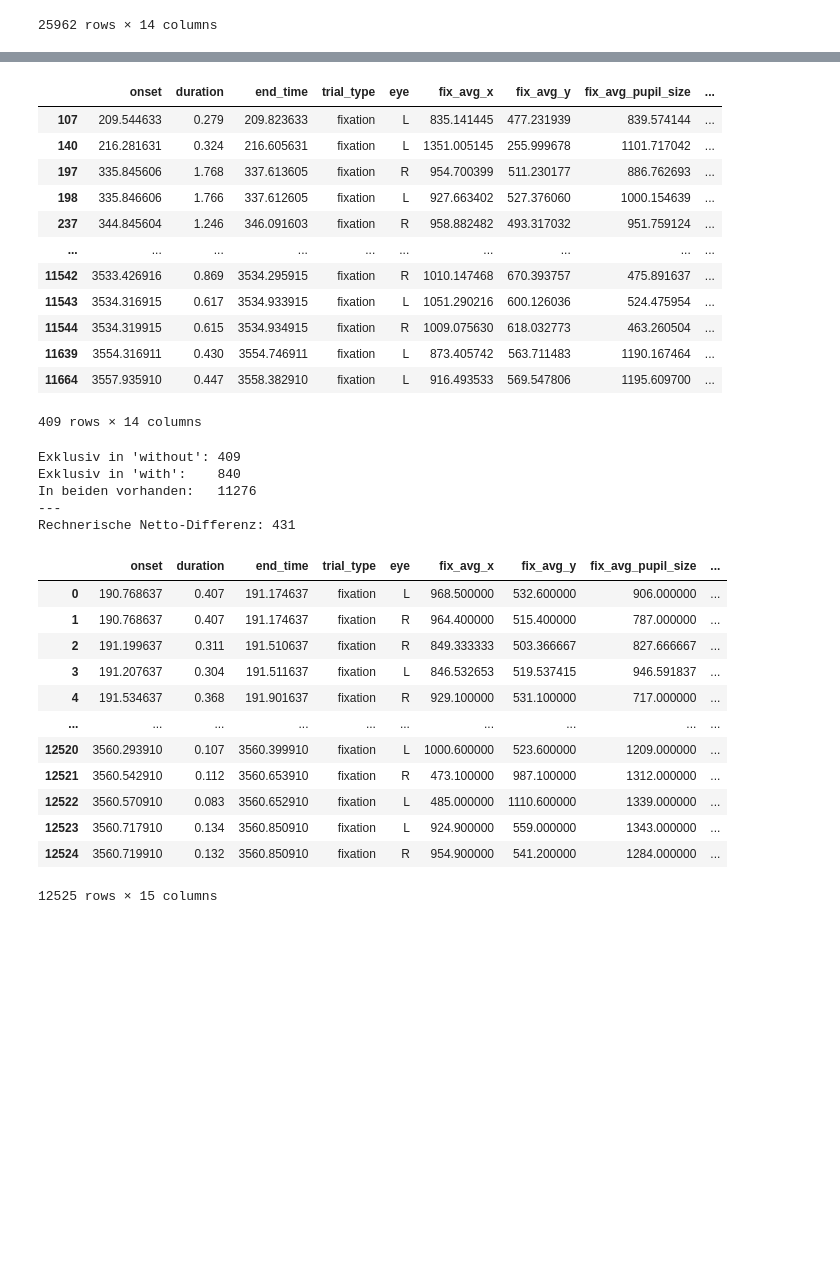
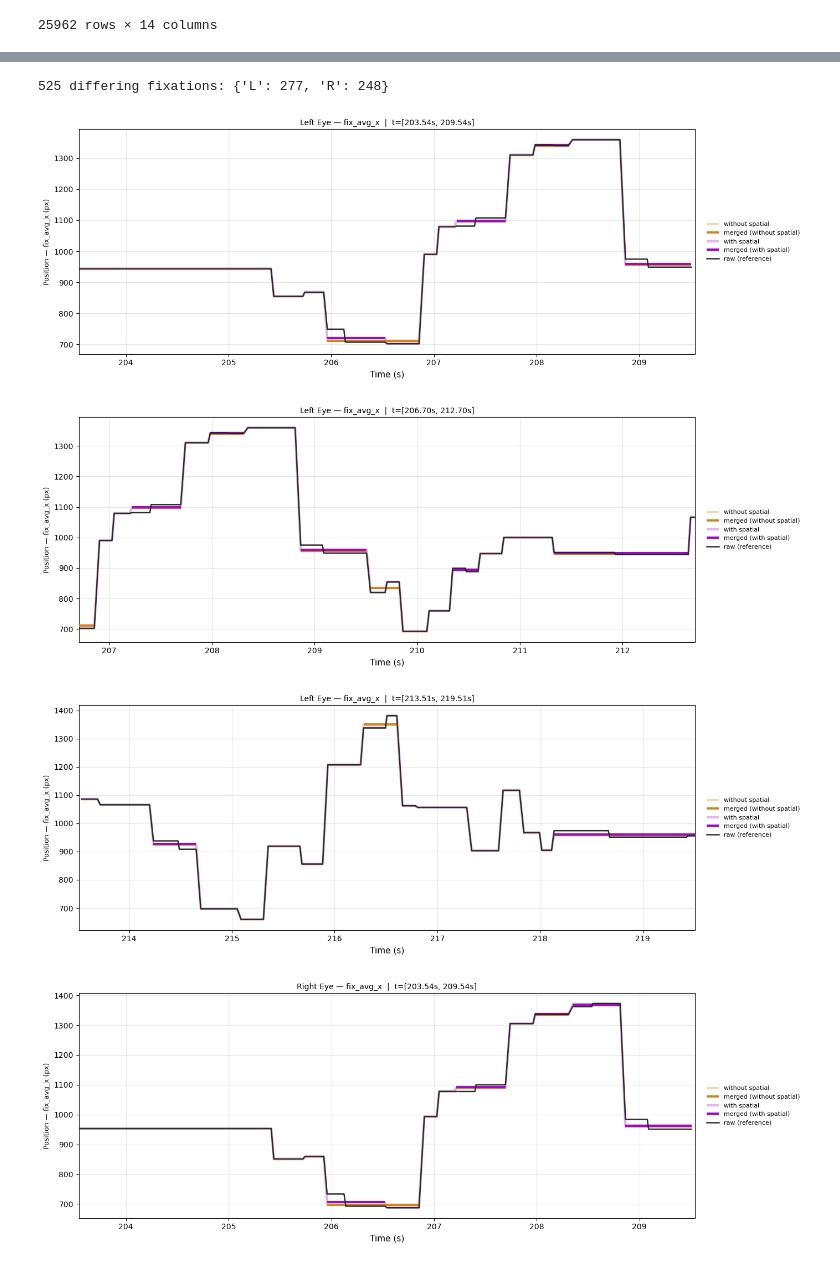
Before and after one commit to s-ccs/2024FreeViewingMSCOCO, a Jupyter notebook: scripts/et_preprocessing/test_spatial_criterion_hooge.ipynb, the cells around one changed output, grey strips where cells are left out. Saved outputs shown, nothing was run; the diff lists cells and outputs as text; code cells hidden in the pictures; blank space fills up the shorter version.

```diff
--- a/scripts/et_preprocessing/test_spatial_criterion_hooge.ipynb
+++ b/scripts/et_preprocessing/test_spatial_criterion_hooge.ipynb
@@ -96,7 +103,6 @@ def merge_fixation_candidates_wo_spatial(events, a_min=A_MIN, merge_threshold=No
         & (events["duration"] < t_min_sac)
     )].reset_index(drop=True)
 
-    fixations_meeting_criterion = []
     rows, i = [], 0
     while i < len(events):
         cur = events.iloc[i].copy()
@@ -109,7 +115,6 @@ def merge_fixation_candidates_wo_spatial(events, a_min=A_MIN, merge_threshold=No
                 ):
             j = i + 1
             dur_sum = cur["duration"]
-            fixations_meeting_criterion.append(i)
             while (j < len(events)
                    and events.iloc[j]["trial_type"] == "fixation"
                    and events.iloc[j]["eye"] == cur["eye"]
@@ -121,7 +126,7 @@ def merge_fixation_candidates_wo_spatial(events, a_min=A_MIN, merge_threshold=No
                 for c in ["fix_avg_x", "fix_avg_y", "fix_avg_pupil_size"]:
                     cur[c] = (cur[c]*(dur_sum-next["duration"]) + next[c]*next["duration"]) / dur_sum
                 j += 1
-                fixations_meeting_criterion.append(j)
+
             cur["end_time"] = next["end_time"]
             cur["duration"] = next["end_time"] - cur["onset"]
             rows.append(cur)
@@ -129,4 +134,4 @@ def merge_fixation_candidates_wo_spatial(events, a_min=A_MIN, merge_threshold=No
         else:
             rows.append(cur)
             i += 1
-    return pd.DataFrame(rows).sort_values("onset").reset_index(drop=True), fixations_meeting_criterion
+    return pd.DataFrame(rows).sort_values("onset").reset_index(drop=True)
@@ -133,6 +280,6 @@ def merge_fixation_candidates_wo_spatial(events, a_min=A_MIN, merge_threshold=No
 # %%
-m_with, criterion_met_w = merge_fixation_candidates_w_spatial(df, A_MIN, merge_threshold=100)
-m_without, criterion_met_wo = merge_fixation_candidates_wo_spatial(df, A_MIN, merge_threshold=100)
+m_with = merge_fixation_candidates_w_spatial(df, A_MIN, merge_threshold=100)
+m_without = merge_fixation_candidates_wo_spatial(df, A_MIN, merge_threshold=100)
 # %%
 print(f"Number of fixations: ",
       f"\n\t with spatial criterion: {m_with["trial_type"].value_counts()["fixation"]}, merges: {len(criterion_met_w)}",
@@ -182,20 +331,0 @@ m_without
-# %%
-m_wo_fix = m_without[m_without["trial_type"] == "fixation"]
-m_w_fix  = m_with[m_with["trial_type"] == "fixation"]
-
-diff_df = m_wo_fix.merge(m_w_fix, how="left", indicator=True).query('_merge == "left_only"').drop(columns=["_merge"])
-diff_df
-# %% [output]
-|  | onset | duration | end_time | trial_type | eye | fix_avg_x | fix_avg_y | fix_avg_pupil_size | ... |
-| 107 | 209.544633 | 0.279 | 209.823633 | fixation | L | 835.141445 | 477.231939 | 839.574144 | ... |
-| 140 | 216.281631 | 0.324 | 216.605631 | fixation | L | 1351.005145 | 255.999678 | 1101.717042 | ... |
-| 197 | 335.845606 | 1.768 | 337.613605 | fixation | R | 954.700399 | 511.230177 | 886.762693 | ... |
-| 198 | 335.846606 | 1.766 | 337.612605 | fixation | L | 927.663402 | 527.376060 | 1000.154639 | ... |
-| 237 | 344.845604 | 1.246 | 346.091603 | fixation | R | 958.882482 | 493.317032 | 951.759124 | ... |
-| ... | ... | ... | ... | ... | ... | ... | ... | ... | ... |
-| 11542 | 3533.426916 | 0.869 | 3534.295915 | fixation | R | 1010.147468 | 670.393757 | 475.891637 | ... |
-| 11543 | 3534.316915 | 0.617 | 3534.933915 | fixation | L | 1051.290216 | 600.126036 | 524.475954 | ... |
-| 11544 | 3534.319915 | 0.615 | 3534.934915 | fixation | R | 1009.075630 | 618.032773 | 463.260504 | ... |
-| 11639 | 3554.316911 | 0.430 | 3554.746911 | fixation | L | 873.405742 | 563.711483 | 1190.167464 | ... |
-| 11664 | 3557.935910 | 0.447 | 3558.382910 | fixation | L | 916.493533 | 569.547806 | 1195.609700 | ... |
-409 rows × 14 columns
@@ -202,33 +448,21 @@ diff_df
 # %%
-diff_outer = m_wo_fix.merge(m_w_fix, how="outer", indicator=True)
+diff = differing_onsets(m_with, m_without)
+print(f"{len(diff)} differing fixations:", diff.eye.value_counts().to_dict())
 
-only_in_without = (diff_outer['_merge'] == 'left_only').sum()
-only_in_with    = (diff_outer['_merge'] == 'right_only').sum()
-both            = (diff_outer['_merge'] == 'both').sum()
+PAD, TOP_N = 3, 3
+windows = {
+    eye: [(t - PAD, t + PAD) for t in diff.loc[diff.eye == eye, "t"][:TOP_N]]
+    for eye in ["L", "R"]
+}
 
-print(f"Exklusiv in 'without': {only_in_without}") # Das sind deine 409!
-print(f"Exklusiv in 'with':    {only_in_with}")
-print(f"In beiden vorhanden:   {both}")
-print("---")
-print(f"Rechnerische Netto-Differenz: {only_in_with - only_in_without}")
-
-diff_outer
+for col in ["fix_avg_x", "fix_avg_y"]:
+    plot_eye_trace_pre_post_processing(
+        m_with, m_without, df, windows,
+        pos_col=col,
+    )
 # %% [output]
-Exklusiv in 'without': 409
-Exklusiv in 'with':    840
-In beiden vorhanden:   11276
----
-Rechnerische Netto-Differenz: 431
+525 differing fixations: {'L': 277, 'R': 248}
-|  | onset | duration | end_time | trial_type | eye | fix_avg_x | fix_avg_y | fix_avg_pupil_size | ... |
-| 0 | 190.768637 | 0.407 | 191.174637 | fixation | L | 968.500000 | 532.600000 | 906.000000 | ... |
-| 1 | 190.768637 | 0.407 | 191.174637 | fixation | R | 964.400000 | 515.400000 | 787.000000 | ... |
-| 2 | 191.199637 | 0.311 | 191.510637 | fixation | R | 849.333333 | 503.366667 | 827.666667 | ... |
-| 3 | 191.207637 | 0.304 | 191.511637 | fixation | L | 846.532653 | 519.537415 | 946.591837 | ... |
-| 4 | 191.534637 | 0.368 | 191.901637 | fixation | R | 929.100000 | 531.100000 | 717.000000 | ... |
-| ... | ... | ... | ... | ... | ... | ... | ... | ... | ... |
-| 12520 | 3560.293910 | 0.107 | 3560.399910 | fixation | L | 1000.600000 | 523.600000 | 1209.000000 | ... |
-| 12521 | 3560.542910 | 0.112 | 3560.653910 | fixation | R | 473.100000 | 987.100000 | 1312.000000 | ... |
-| 12522 | 3560.570910 | 0.083 | 3560.652910 | fixation | L | 485.000000 | 1110.600000 | 1339.000000 | ... |
-| 12523 | 3560.717910 | 0.134 | 3560.850910 | fixation | L | 924.900000 | 559.000000 | 1343.000000 | ... |
-| 12524 | 3560.719910 | 0.132 | 3560.850910 | fixation | R | 954.900000 | 541.200000 | 1284.000000 | ... |
-12525 rows × 15 columns
+[figure, added]
+[figure, added]
+[figure, added]
+[figure, added]
```
Also changed, not shown: parts of 17 cells of this notebook.
